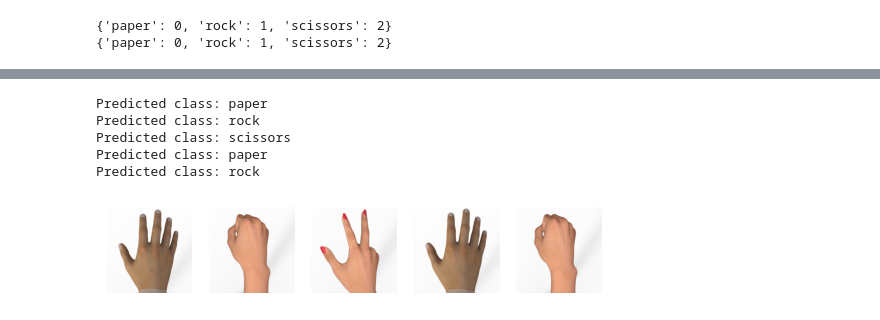
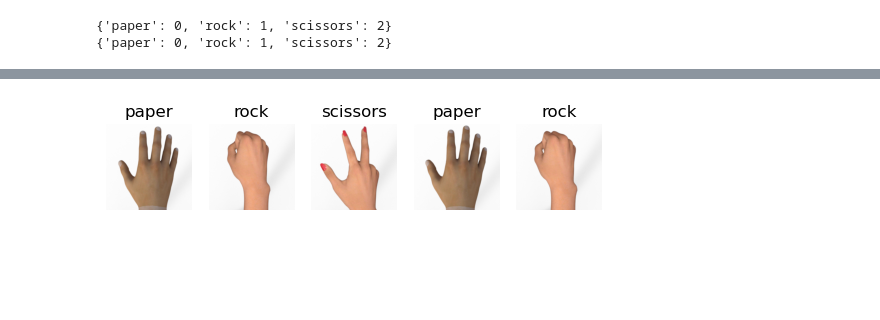
Before and after one commit to cnwxi/traffic-rps, a Jupyter notebook: rps.ipynb, the cells around one changed output, grey strips where cells are left out. Saved outputs shown, nothing was run; the diff lists cells and outputs as text; code cells hidden in the pictures; blank space fills up the shorter version.

```diff
--- a/rps.ipynb
+++ b/rps.ipynb
@@ -240,47 +237,39 @@ train_model(model, train_loader, validation_loader, epochs=10)
 # 保存模型
 torch.save(model.state_dict(), "./weight/rps.pth")
 # %%
-from PIL import Image
+
 # 加载模型
 model = RPSNet()
 model.load_state_dict(torch.load("./weight/best_rps.pth"))
 model = model.to(device)
 model.eval()
 
 
 test_transform = transforms.Compose([
     transforms.Lambda(remove_alpha_channel), # 去除Alpha通道
     transforms.Resize((150, 150)),  # 调整图像大小
     transforms.ToTensor(),  # 将图像转换为Tensor
     transforms.Normalize([1. / 255, 1. / 255, 1. / 255],
                          [1, 1, 1])  # 对每个通道进行归一化
 ])
 # 对单张图像进行预测
 def predict_image(model, image_path):
     image = Image.open(image_path)
     image = test_transform(image).to(device)
     image = image.unsqueeze(0)
     output = model(image)
     _, predicted = torch.max(output.data, 1)
     return predicted.item()
 
 
 label_map = {0: "paper", 1: "rock", 2: "scissors"}
 for i in range(5):
-    image_path = f"./rps/test/{i+1}.png"
-    predicted = predict_image(model, image_path)
-    print(f"Predicted class: {label_map[predicted]}")
-for i in range(5):
     plt.subplot(1, 5, i + 1)
     image_path = f"./rps/test/{i+1}.png"
     img=mpimg.imread(f"./rps/test/{i+1}.png")
     plt.imshow(img)
+    plt.title(label_map[predict_image(model, image_path)])
     plt.axis('Off')
 plt.show()
 # %% [output]
-Predicted class: paper
-Predicted class: rock
-Predicted class: scissors
-Predicted class: paper
-Predicted class: rock
-[figure, old version]
+[figure, new version]
```
Also changed, not shown: parts of 8 cells of this notebook, 5 other files.
